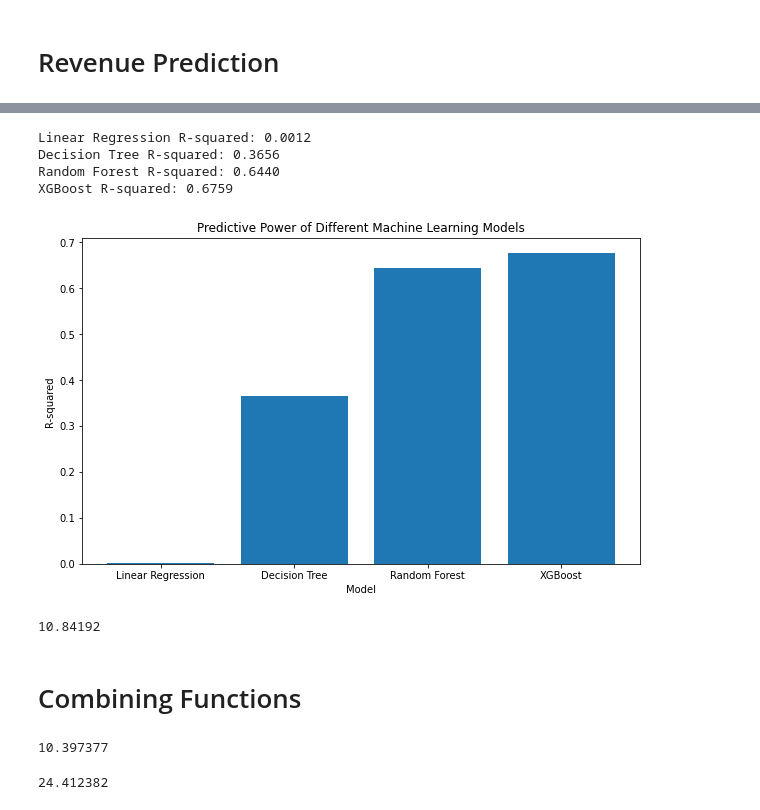
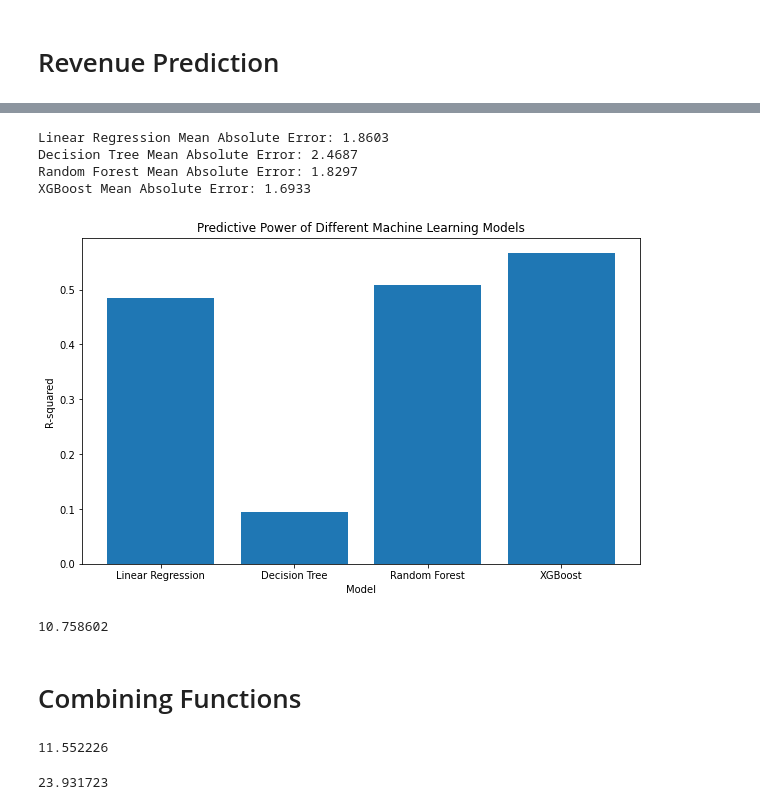
Before and after one commit to zwellman99/Rideshare-Driver-Model-Recommendation, a Jupyter notebook: FinalNotebook.ipynb, the cells around one changed output, grey strips where cells are left out. Cells and saved outputs as stored; diff of their text form; code cells hidden in the pictures.

```diff
--- a/FinalNotebook.ipynb
+++ b/FinalNotebook.ipynb
@@ -201,3 +168,14 @@ def haversine_distance(row):
 
 # Apply the function to the DataFrame and assign the result to a new column
 df['distance'] = df.apply(haversine_distance, axis=1)
+# %%
+# Determine the quantiles that correspond to the top 5% and bottom 5% of price values
+q_05 = df['fare_amount'].quantile(0.04)
+q_95 = df['fare_amount'].quantile(0.96)
+
+# Remove rows where price is outside of the top 5% and bottom 5% range
+df = df[(df['fare_amount'] >= q_05) & (df['fare_amount'] <= q_95)]
+
+q_05 = df['distance'].quantile(0.005)
+q_95 = df['distance'].quantile(0.905)
+df = df[(df['distance'] >= q_05) & (df['distance'] <= q_95)]
@@ -225,37 +216,38 @@ X_train, X_test, y_train, y_test = train_test_split(X, y, test_size=0.2, random_
 # %%
+from sklearn.metrics import mean_absolute_error
 
 # Separate the features and target variable
 X = df[['passenger_count', 'hour', 'day', 'month', 'distance']]
 y = df['fare_amount']
 
 # Split the data into training and testing sets
 X_train, X_test, y_train, y_test = train_test_split(X, y, test_size=0.2, random_state=42)
 
 # Train the models
 models = {'Linear Regression': LinearRegression(),
           'Decision Tree': DecisionTreeRegressor(random_state=42),
           'Random Forest': RandomForestRegressor(random_state=42),
           'XGBoost': XGBRegressor(random_state=42)}
 
 for name, revenue_model in models.items():
     revenue_model.fit(X_train, y_train)
     y_pred = revenue_model.predict(X_test)
-    r2 = r2_score(y_test, y_pred)
-    print(f"{name} R-squared: {r2:.4f}")
+    mae = mean_absolute_error(y_test, y_pred)
+    print(f"{name} Mean Absolute Error: {mae:.4f}")
 
 # Plot the results
 fig, ax = plt.subplots(figsize=(10, 6))
 ax.bar(models.keys(), [r2_score(y_test, model.predict(X_test)) for model in models.values()])
 ax.set_xlabel('Model')
 ax.set_ylabel('R-squared')
 ax.set_title('Predictive Power of Different Machine Learning Models')
 plt.show()
 # %% [output]
-Linear Regression R-squared: 0.0012
-Decision Tree R-squared: 0.3656
-Random Forest R-squared: 0.6440
-XGBoost R-squared: 0.6759
+Linear Regression Mean Absolute Error: 1.8603
+Decision Tree Mean Absolute Error: 2.4687
+Random Forest Mean Absolute Error: 1.8297
+XGBoost Mean Absolute Error: 1.6933
-[figure, old version]
+[figure, new version]
 # %%
 # Train the XGBoost model
 fare_model = xgb.XGBRegressor(random_state=42)
@@ -292,24 +284,24 @@ def ride_rev_model(passenger_count, hour, day, month, distance):
 # %%
 predict_fare_amount(1,12,3,1,3)
 # %% [output]
-10.84192
+10.758602
 # %% [markdown]
 # Combining Functions
 # %%
-predict_fare_amount(1,12,1,1,3)
-#passenger count
-#hour
-#day of week
-#month
-#distance
+predict_fare_amount(1,12,3,12,3)
+#passenger count - 1
+#hour            - 12 (noon)
+#day of week     - 3 (Tuesday)
+#month           - 12 (December)
+#distance        - 3 miles
 # %% [output]
-10.397377
+11.552226
 # %%
-predict_ride_count(5,4,12,20)
-#hourgroup 0: 0-3, 1: 4-7, etc.
-#day of week 0: Su, 1: M, etc.
-#month
-#day (in month)
+predict_ride_count(5,4,11,20)
+#hourgroup       - 5 (4:00pm to 7:59pm)
+#day of week     - 4 (Wednesday)
+#month           - 12 (December)
+#day (in month)  - 20 (Decembr 20)
 # %% [output]
-24.412382
+23.931723
 # %%
```
Also changed, not shown: parts of 12 cells of this notebook.
